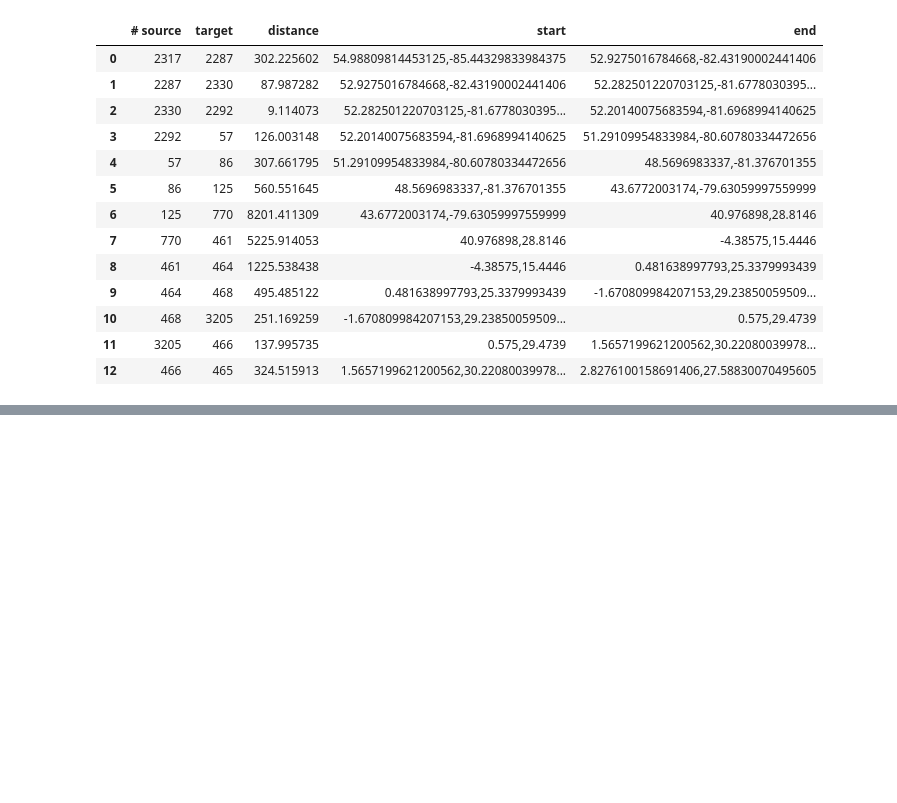
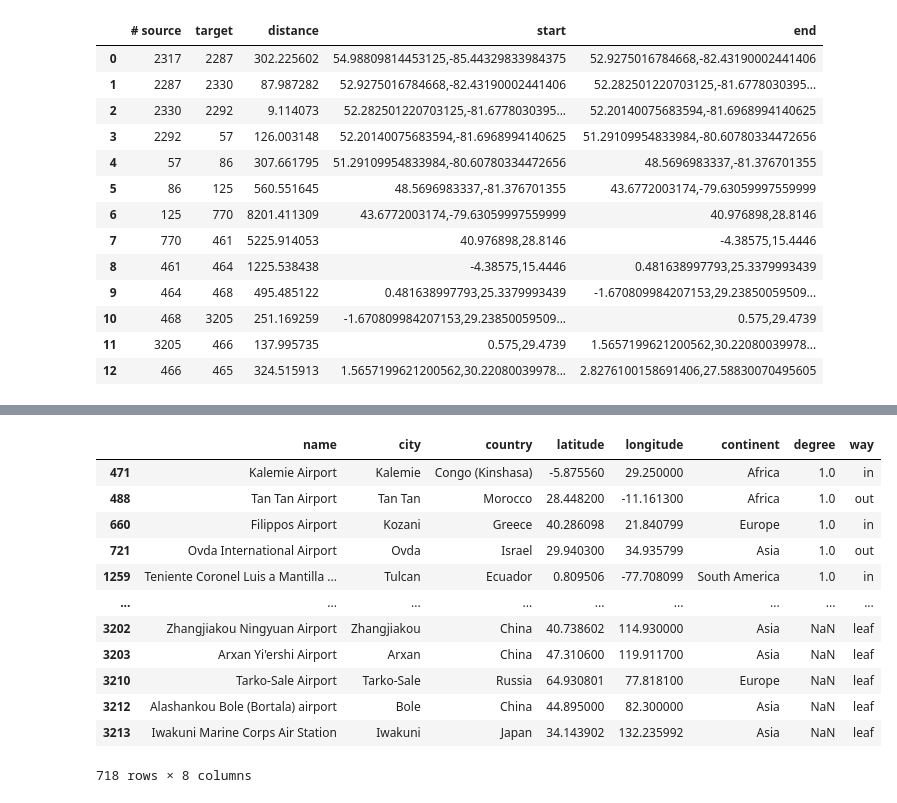
Before and after one commit to sugy-w/Veda-o-sietach-Projekt-JPD-, a Jupyter notebook: general analysis/routing.ipynb, the cells around one changed output, grey strips where cells are left out. Saved outputs shown, nothing was run; the diff lists cells and outputs as text; code cells hidden in the pictures; blank space fills up the shorter version.

```diff
--- a/general analysis/routing.ipynb
+++ b/general analysis/routing.ipynb
@@ -12,7 +12,7 @@ edges = (
 )
 edges = edges.set_index(["# source", "target"])
 nodes = pd.read_csv("../data/nodes.csv").rename(columns=lambda x: x.strip())[
-    ["name", "city", "country", "latitude", "longitude", "altitude"]
+    ["name", "city", "country", "latitude", "longitude"]
 ]
 nodes = pd.merge(nodes, pd.read_csv("../data/continents.csv"), on="country")
 
@@ -306,3 +308,24 @@ route_edges
 | 4 | 1744 | 1642 | 11559.932616 | 29.984399795532227,-95.3414001464... | 40.0801010131836,116.58499908447266 | Houston | Beijing |
 | 5 | 1642 | 1655 | 933.833791 | 40.0801010131836,116.58499908447266 | 34.447102,108.751999 | Beijing | Xi'an |
 | 6 | 1655 | 3109 | 8887.536731 | 34.447102,108.751999 | 55.304402,-123.132004 | Xi'an | Mackenzie British Columbia |
+# %%
+one_degree_nodes = pd.read_csv("data/one_degree.csv",index_col="index")
+leaves = nodes.loc[pd.read_csv("data/leaf_airports.csv")["index"]]
+leaves = leaves[leaves.index.isin(one_degree_nodes.index) == False]
+one_degree_nodes = pd.concat([one_degree_nodes, leaves])
+one_degree_nodes["way"] = one_degree_nodes["way"].fillna("leaf")
+one_degree_nodes
+# %% [output]
+|  | name | city | country | latitude | longitude | continent | degree | way |
+| 471 | Kalemie Airport | Kalemie | Congo (Kinshasa) | -5.875560 | 29.250000 | Africa | 1.0 | in |
+| 488 | Tan Tan Airport | Tan Tan | Morocco | 28.448200 | -11.161300 | Africa | 1.0 | out |
+| 660 | Filippos Airport | Kozani | Greece | 40.286098 | 21.840799 | Europe | 1.0 | in |
+| 721 | Ovda International Airport | Ovda | Israel | 29.940300 | 34.935799 | Asia | 1.0 | out |
+| 1259 | Teniente Coronel Luis a Mantilla ... | Tulcan | Ecuador | 0.809506 | -77.708099 | South America | 1.0 | in |
+| ... | ... | ... | ... | ... | ... | ... | ... | ... |
+| 3202 | Zhangjiakou Ningyuan Airport | Zhangjiakou | China | 40.738602 | 114.930000 | Asia | NaN | leaf |
+| 3203 | Arxan Yi'ershi Airport | Arxan | China | 47.310600 | 119.911700 | Asia | NaN | leaf |
+| 3210 | Tarko-Sale Airport | Tarko-Sale | Russia | 64.930801 | 77.818100 | Europe | NaN | leaf |
+| 3212 | Alashankou Bole (Bortala) airport | Bole | China | 44.895000 | 82.300000 | Asia | NaN | leaf |
+| 3213 | Iwakuni Marine Corps Air Station | Iwakuni | Japan | 34.143902 | 132.235992 | Asia | NaN | leaf |
+718 rows × 8 columns
```
Also changed, not shown: parts of 3 cells of this notebook, 8 other files.
